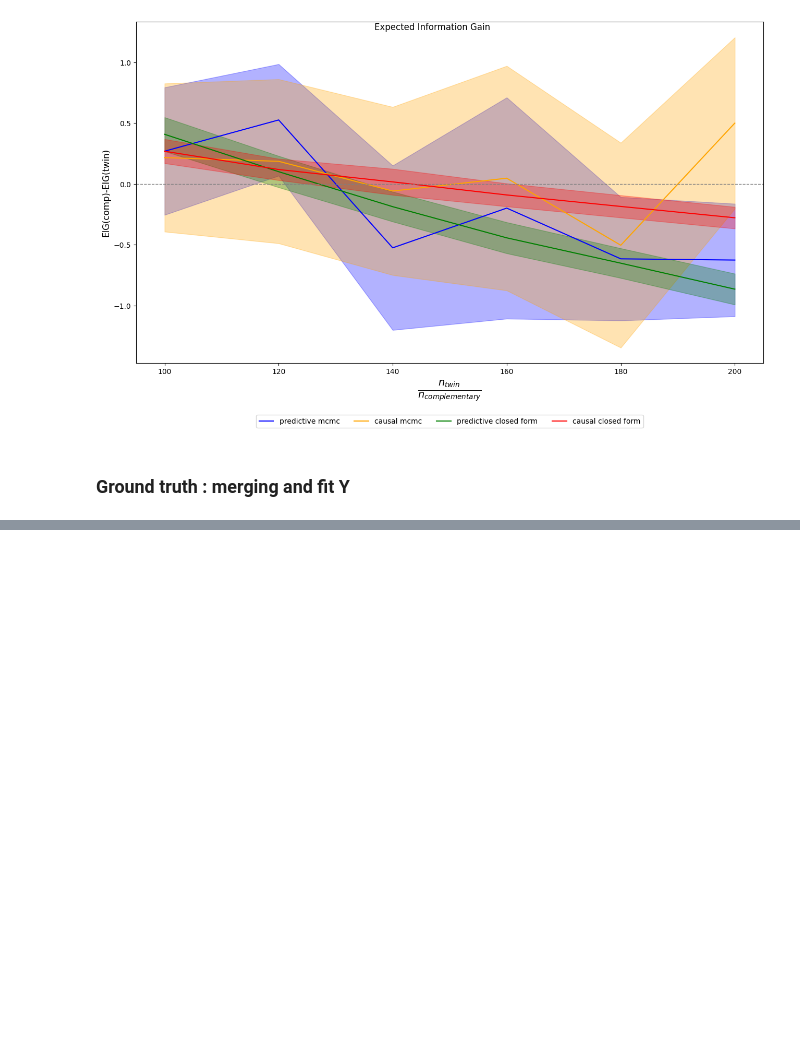
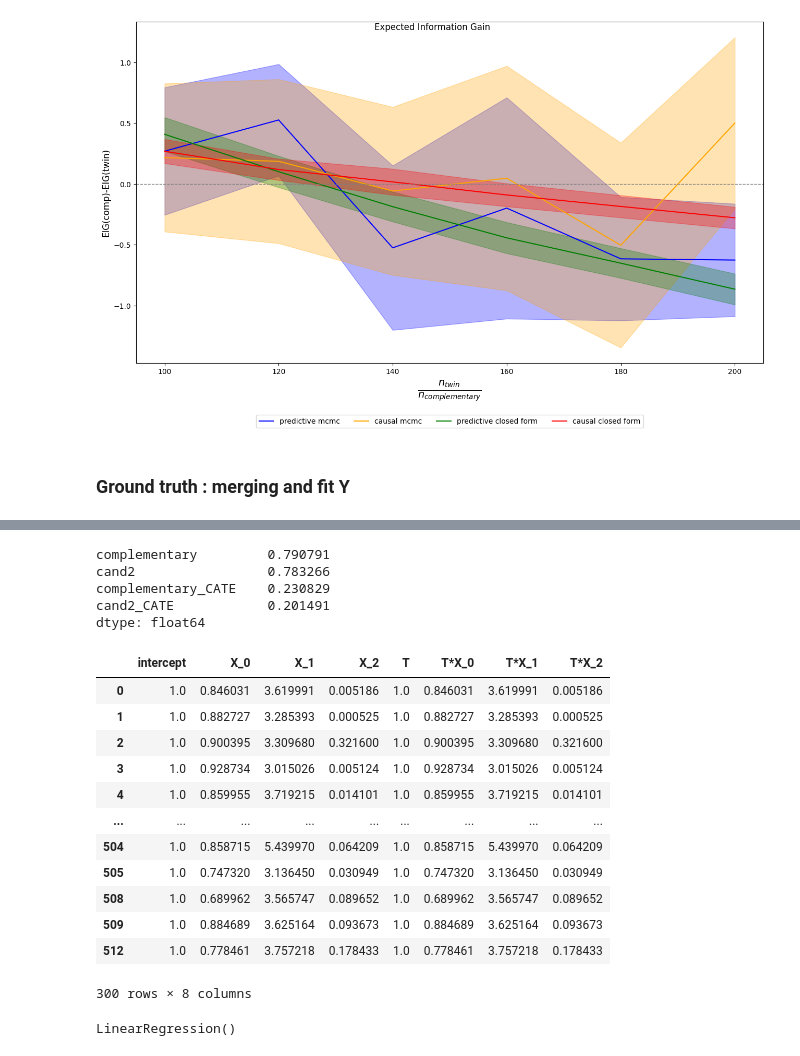
Before and after one commit to LucileTerminassian/causal_prospective_merge, a Jupyter notebook: notebooks/linear_synthetic.ipynb, the cells around one changed output, grey strips where cells are left out. Cells and saved outputs as stored; diff of their text form; code cells hidden in the pictures; blank space fills up the shorter version.

Commit message:
added cate to linear synthetic

```diff
--- a/notebooks/linear_synthetic.ipynb
+++ b/notebooks/linear_synthetic.ipynb
@@ -72,6 +72,9 @@ outcome_function = (
     - 4 * X["X_2"] * T  # causal
     + eps
 )
+
+CATE_function = lambda X: outcome_function(X,np.ones(len(X)), 0 )-outcome_function(X,np.zeros(len(X)),0)
+
 if include_intercept:
     true_params = np.array([1, 1, -1, 1, 4, 2, 2, 0])  # intercept, non-causal => 0
 else:
@@ -284,6 +306,14 @@ plot_dict(
 [figure]
 # %% [markdown]
 ### Ground truth : merging and fit Y
+# %%
+data_parameters_copy = data_parameters.copy()
+data_parameters_copy["n_host"]=2000
+data_parameters_copy["varying_sample_sizes"] = [0]
+data = generate_data_varying_sample_size(
+        data_parameters_copy, include_intercept=bool(include_intercept), seed=100)
+host_test = data[0]["host"]
+X_host,Y_host = host_test.drop(columns=['Y']), host_test['Y']
 # %%
 merged_datasets = {i:{} for i in range (len(store_non_exact_data.keys()))}
 
@@ -299,7 +329,7 @@ from sklearn.linear_model import LinearRegression, LogisticRegression
 from sklearn.metrics import mean_squared_error, mean_absolute_error
 
 
-merged_mse = {sample_size:{'complementary':[], 'cand2':[]} for sample_size in varying_sample_sizes}
+merged_mse = {sample_size:{'complementary':[], 'cand2':[],'complementary_CATE':[], 'cand2_CATE':[]} for sample_size in varying_sample_sizes}
 
 for seed, seed_data_dict in merged_datasets.items():
     for sample_size, data_dict in seed_data_dict.items():
@@ -307,15 +337,30 @@ for seed, seed_data_dict in merged_datasets.items():
             X, Y = data.drop(columns=['Y']), data['Y']
             model = LinearRegression()
             model.fit(X,Y,)
-            Y_pred = model.predict(X)
-            mse = mean_absolute_error(Y, Y_pred)
+            Y_pred = model.predict(X_host)
+            mse = mean_absolute_error(Y_host, Y_pred)
             merged_mse[sample_size][cand_name].append(mse)
+            # CATE from here on
+            true_cate = CATE_function(X_host)
 
-mean_mse = []
+            X_zero = X_host.copy()
+            X_zero.iloc[:,4:] = 0
+            X_one = X_host.copy()
+            X_one.iloc[:,4:] = X_host.iloc[:,:4]
+
+            pred_cate = model.predict(X_one) - model.predict(X_zero)
+            mse_CATE = mean_absolute_error(true_cate, pred_cate)
+            merged_mse[sample_size][cand_name+"_CATE"].append(mse_CATE)
+
+
+
+mean_mse = {"pred":[],"CATE":[]}
 for seed, seed_data_dict in merged_mse.items():
     mse_array = pd.DataFrame.from_dict(seed_data_dict).values
-    mse_array = mse_array[:,1] - mse_array[:,0] #twin - complementary: Error(twin) < Error(complementary) for n_twin > n_complementary
-    mean_mse.append(np.mean(mse_array))
+    mse_array_pred = mse_array[:,1] - mse_array[:,0]#twin - complementary: Error(twin) < Error(complementary) for n_twin > n_complementary
+    mse_array_CATE = mse_array[:,2] - mse_array[:,3]
+    mean_mse['pred'].append(np.mean(mse_array_pred))
+    mean_mse['CATE'].append(np.mean(mse_array_CATE))
 
 print(mean_mse)
 # %% [output]
@@ -322,0 +388,8 @@ print(mean_mse)
+# %%
+pd.DataFrame.from_dict(seed_data_dict).mean()
+# %% [output]
+complementary         0.790791
+cand2                 0.783266
+complementary_CATE    0.230829
+cand2_CATE            0.201491
+dtype: float64
@@ -322,0 +399,23 @@ print(mean_mse)
+# %%
+X_one = X.copy()
+X_one.iloc[:,4:] = X.iloc[:,:4]
+# %%
+X_one
+# %% [output]
+|  | intercept | X_0 | X_1 | X_2 | T | T*X_0 | T*X_1 | T*X_2 |
+| 0 | 1.0 | 0.846031 | 3.619991 | 0.005186 | 1.0 | 0.846031 | 3.619991 | 0.005186 |
+| 1 | 1.0 | 0.882727 | 3.285393 | 0.000525 | 1.0 | 0.882727 | 3.285393 | 0.000525 |
+| 2 | 1.0 | 0.900395 | 3.309680 | 0.321600 | 1.0 | 0.900395 | 3.309680 | 0.321600 |
+| 3 | 1.0 | 0.928734 | 3.015026 | 0.005124 | 1.0 | 0.928734 | 3.015026 | 0.005124 |
+| 4 | 1.0 | 0.859955 | 3.719215 | 0.014101 | 1.0 | 0.859955 | 3.719215 | 0.014101 |
+| ... | ... | ... | ... | ... | ... | ... | ... | ... |
+| 504 | 1.0 | 0.858715 | 5.439970 | 0.064209 | 1.0 | 0.858715 | 5.439970 | 0.064209 |
+| 505 | 1.0 | 0.747320 | 3.136450 | 0.030949 | 1.0 | 0.747320 | 3.136450 | 0.030949 |
+| 508 | 1.0 | 0.689962 | 3.565747 | 0.089652 | 1.0 | 0.689962 | 3.565747 | 0.089652 |
+| 509 | 1.0 | 0.884689 | 3.625164 | 0.093673 | 1.0 | 0.884689 | 3.625164 | 0.093673 |
+| 512 | 1.0 | 0.778461 | 3.757218 | 0.178433 | 1.0 | 0.778461 | 3.757218 | 0.178433 |
+300 rows × 8 columns
+# %%
+model
+# %% [output]
+LinearRegression()
```
Also changed, not shown: parts of 7 cells of this notebook.
